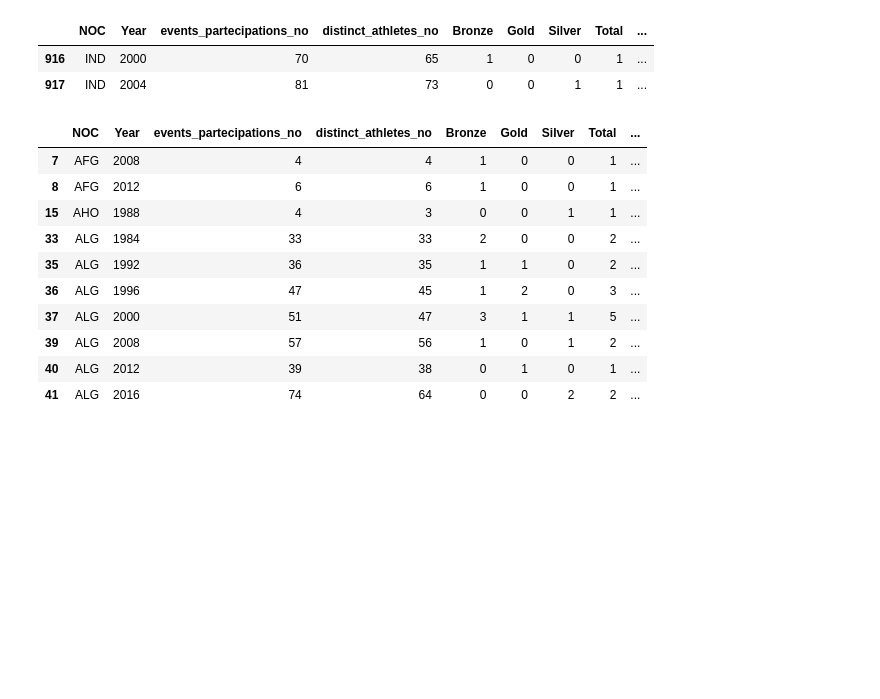
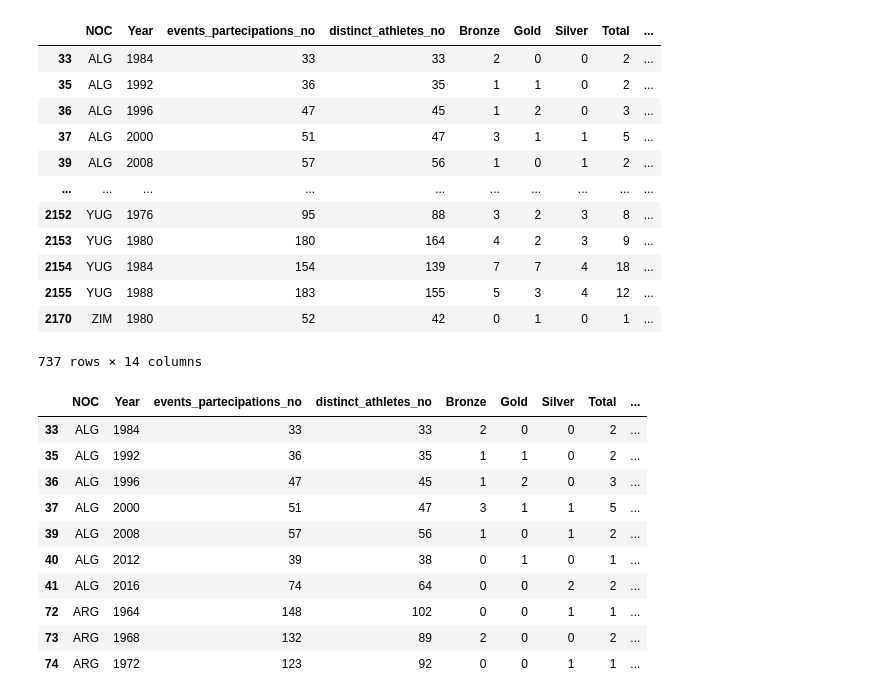
Before and after one commit to abiasiol/LearnSQLCapstoneProject, a Jupyter notebook: 5_plot_analysis_data.ipynb, the cells around one changed output. Cells and saved outputs as stored; diff of their text form; code cells hidden in the pictures; blank space fills up the shorter version.

Commit message:
add more stats

```diff
--- a/5_plot_analysis_data.ipynb
+++ b/5_plot_analysis_data.ipynb
@@ -4,13 +4,18 @@ import os
 from IPython.display import display
 from pandasql import sqldf
 import numpy as np
+from scipy import stats
 import plotly.express as px
 dataset_path = 'dataset'
 pysqldf = lambda q: sqldf(q, globals())
 
 
 gold_df = pd.read_parquet(os.path.join(dataset_path, 'gold_partecipants.parquet'))
-gold_df.describe()
+display(gold_df.describe())
+threshold = gold_df.events_partecipations_no.quantile(0.1)
+print(f"Filter out NOC/Year pairs that have less than {threshold:.1f} events partecipation")
+gold_df = gold_df.loc[gold_df.events_partecipations_no > threshold]
+display(gold_df)
 # %% [output]
 |  | Year | events_partecipations_no | distinct_athletes_no | Bronze | Gold | Silver | Total | Population | ... |
 | count | 861.000000 | 861.000000 | 861.000000 | 861.000000 | 861.000000 | 861.000000 | 861.000000 | 8.610000e+02 | ... |
@@ -24,16 +43,23 @@ gold_df.describe()
 # %%
-display(gold_df.loc[gold_df.PopulationPerMedal_thousands > 1000000])
+display(gold_df.loc[gold_df.PopulationPerMedal_thousands < 50250])
 # %% [output]
 |  | NOC | Year | events_partecipations_no | distinct_athletes_no | Bronze | Gold | Silver | Total | ... |
-| 916 | IND | 2000 | 70 | 65 | 1 | 0 | 0 | 1 | ... |
-| 917 | IND | 2004 | 81 | 73 | 0 | 0 | 1 | 1 | ... |
+| 33 | ALG | 1984 | 33 | 33 | 2 | 0 | 0 | 2 | ... |
+| 35 | ALG | 1992 | 36 | 35 | 1 | 1 | 0 | 2 | ... |
+| 36 | ALG | 1996 | 47 | 45 | 1 | 2 | 0 | 3 | ... |
+| 37 | ALG | 2000 | 51 | 47 | 3 | 1 | 1 | 5 | ... |
+| 39 | ALG | 2008 | 57 | 56 | 1 | 0 | 1 | 2 | ... |
+| ... | ... | ... | ... | ... | ... | ... | ... | ... | ... |
+| 2152 | YUG | 1976 | 95 | 88 | 3 | 2 | 3 | 8 | ... |
+| 2153 | YUG | 1980 | 180 | 164 | 4 | 2 | 3 | 9 | ... |
+| 2154 | YUG | 1984 | 154 | 139 | 7 | 7 | 4 | 18 | ... |
+| 2155 | YUG | 1988 | 183 | 155 | 5 | 3 | 4 | 12 | ... |
+| 2170 | ZIM | 1980 | 52 | 42 | 0 | 1 | 0 | 1 | ... |
+737 rows × 14 columns
 # %%
 display(gold_df.head(10))
 # %% [output]
 |  | NOC | Year | events_partecipations_no | distinct_athletes_no | Bronze | Gold | Silver | Total | ... |
-| 7 | AFG | 2008 | 4 | 4 | 1 | 0 | 0 | 1 | ... |
-| 8 | AFG | 2012 | 6 | 6 | 1 | 0 | 0 | 1 | ... |
-| 15 | AHO | 1988 | 4 | 3 | 0 | 0 | 1 | 1 | ... |
 | 33 | ALG | 1984 | 33 | 33 | 2 | 0 | 0 | 2 | ... |
 | 35 | ALG | 1992 | 36 | 35 | 1 | 1 | 0 | 2 | ... |
 | 36 | ALG | 1996 | 47 | 45 | 1 | 2 | 0 | 3 | ... |
@@ -41,6 +67,9 @@ display(gold_df.head(10))
 | 39 | ALG | 2008 | 57 | 56 | 1 | 0 | 1 | 2 | ... |
 | 40 | ALG | 2012 | 39 | 38 | 0 | 1 | 0 | 1 | ... |
 | 41 | ALG | 2016 | 74 | 64 | 0 | 0 | 2 | 2 | ... |
+| 72 | ARG | 1964 | 148 | 102 | 0 | 0 | 1 | 1 | ... |
+| 73 | ARG | 1968 | 132 | 89 | 2 | 0 | 0 | 2 | ... |
+| 74 | ARG | 1972 | 123 | 92 | 0 | 0 | 1 | 1 | ... |
 # %%
 gold_df.corr(method='pearson')
 # %% [output]
```
Also changed, not shown: parts of 7 cells of this notebook, 1 other file.
